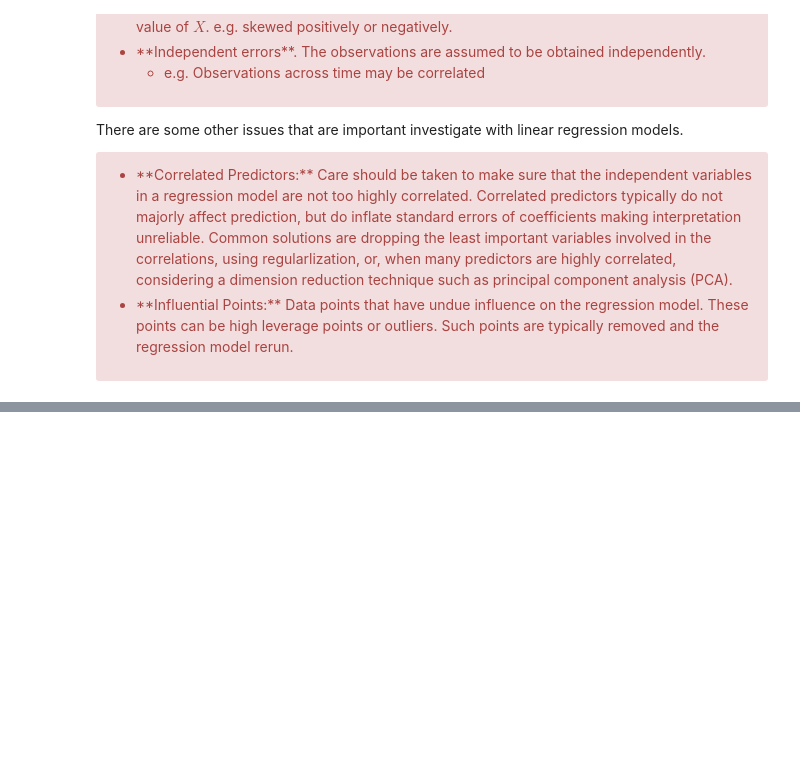
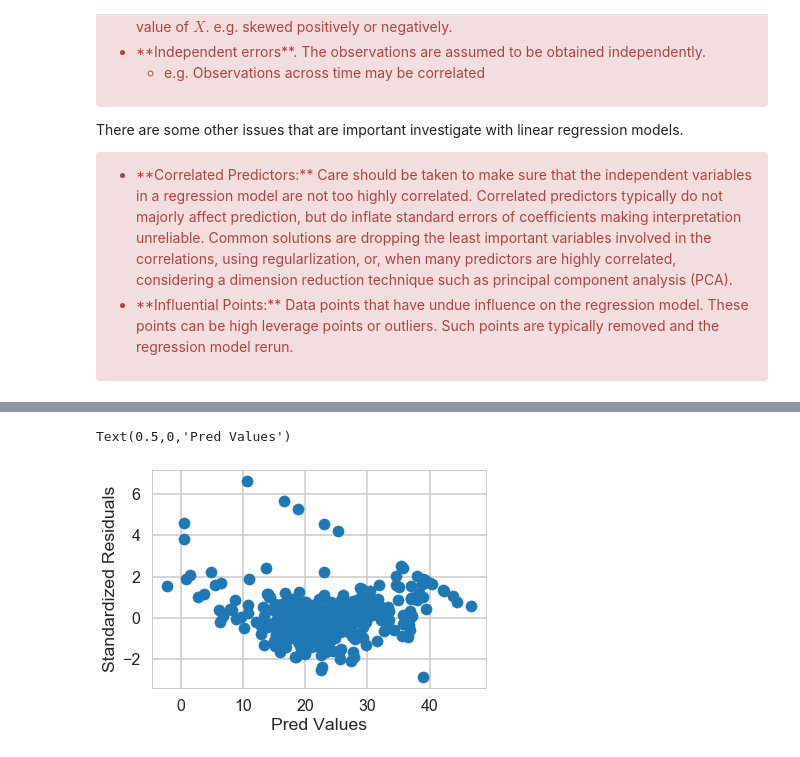
Before and after one commit to SapphireCore/DSTP, a Jupyter notebook: Unit11_linear_regression/Mini_Project_Linear_Regression.ipynb, the cells around one changed output, grey strips where cells are left out. Cells and saved outputs as stored; diff of their text form; code cells hidden in the pictures; blank space fills up the shorter version.

```diff
--- a/Unit11_linear_regression/Mini_Project_Linear_Regression.ipynb
+++ b/Unit11_linear_regression/Mini_Project_Linear_Regression.ipynb
@@ -778,0 +855,5 @@ There are some other issues that are important investigate with linear regressio
+# %%
+bos_clean = bos.drop(bos.index[[380, 418, 405]])
+# %%
+model4 = ols('PRICE ~ CRIM + RM + PTRATIO',bos_clean).fit()
+print(model4.summary())
@@ -778,0 +878,7 @@ There are some other issues that are important investigate with linear regressio
+# %%
+plt.scatter(model4.fittedvalues, model4.resid_pearson)
+plt.ylabel('Standardized Residuals')
+plt.xlabel('Pred Values')
+# %% [output]
+Text(0.5,0,'Pred Values')
+[figure, added]
```
Also changed, not shown: parts of 64 cells of this notebook, 1 other file.
